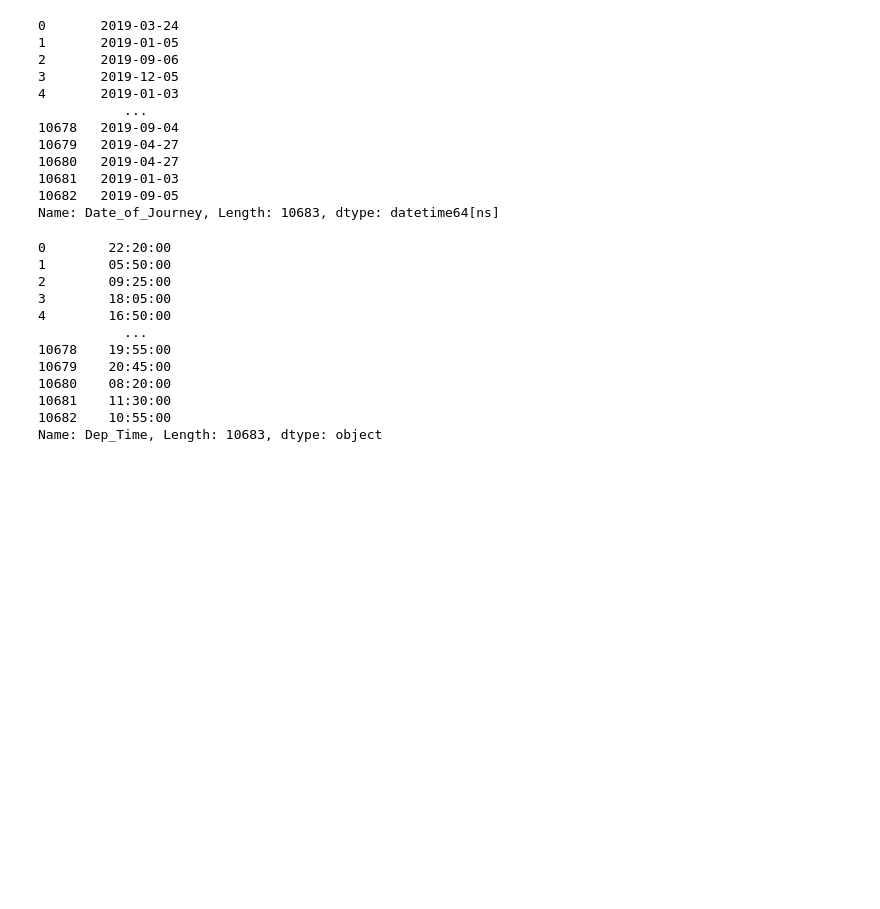
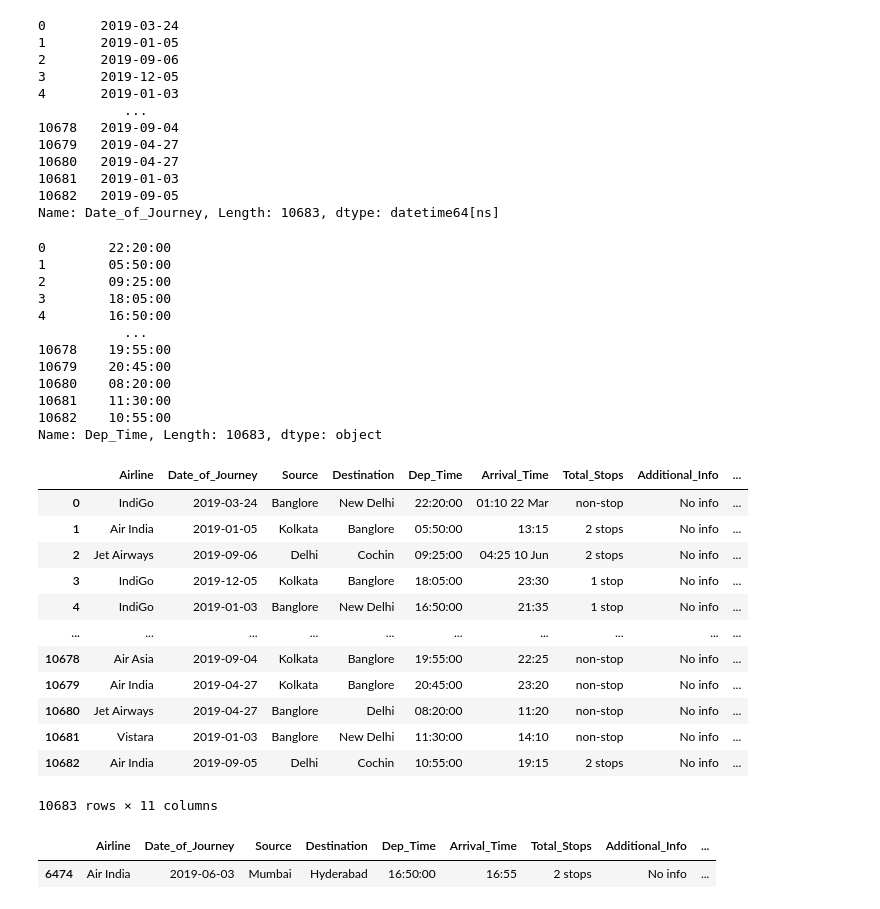
Before and after one commit to skfkeh/MachineLearning_proj, a Jupyter notebook: ES/Airplane_cost.ipynb, the cells around one changed output. Drawn from its saved outputs; the diff is of its cells as text; code cells hidden in the pictures; blank space fills up the shorter version.

```diff
--- a/ES/Airplane_cost.ipynb
+++ b/ES/Airplane_cost.ipynb
@@ -144,3 +144,29 @@ df.Dep_Time
 10681    11:30:00
 10682    10:55:00
 Name: Dep_Time, Length: 10683, dtype: object
+# %%
+df['Duration_hour'] = df.Duration.str.extract('(\d+)h')
+df['Duration_min'] = df.Duration.str.extract('(\d+)m').fillna(0)
+# %%
+df.drop('Duration', axis=1, inplace=True)
+# %%
+df
+# %% [output]
+|  | Airline | Date_of_Journey | Source | Destination | Dep_Time | Arrival_Time | Total_Stops | Additional_Info | ... |
+| 0 | IndiGo | 2019-03-24 | Banglore | New Delhi | 22:20:00 | 01:10 22 Mar | non-stop | No info | ... |
+| 1 | Air India | 2019-01-05 | Kolkata | Banglore | 05:50:00 | 13:15 | 2 stops | No info | ... |
+| 2 | Jet Airways | 2019-09-06 | Delhi | Cochin | 09:25:00 | 04:25 10 Jun | 2 stops | No info | ... |
+| 3 | IndiGo | 2019-12-05 | Kolkata | Banglore | 18:05:00 | 23:30 | 1 stop | No info | ... |
+| 4 | IndiGo | 2019-01-03 | Banglore | New Delhi | 16:50:00 | 21:35 | 1 stop | No info | ... |
+| ... | ... | ... | ... | ... | ... | ... | ... | ... | ... |
+| 10678 | Air Asia | 2019-09-04 | Kolkata | Banglore | 19:55:00 | 22:25 | non-stop | No info | ... |
+| 10679 | Air India | 2019-04-27 | Kolkata | Banglore | 20:45:00 | 23:20 | non-stop | No info | ... |
+| 10680 | Jet Airways | 2019-04-27 | Banglore | Delhi | 08:20:00 | 11:20 | non-stop | No info | ... |
+| 10681 | Vistara | 2019-01-03 | Banglore | New Delhi | 11:30:00 | 14:10 | non-stop | No info | ... |
+| 10682 | Air India | 2019-09-05 | Delhi | Cochin | 10:55:00 | 19:15 | 2 stops | No info | ... |
+10683 rows × 11 columns
+# %%
+df[df['Duration_hour'].isna()]
+# %% [output]
+|  | Airline | Date_of_Journey | Source | Destination | Dep_Time | Arrival_Time | Total_Stops | Additional_Info | ... |
+| 6474 | Air India | 2019-06-03 | Mumbai | Hyderabad | 16:50:00 | 16:55 | 2 stops | No info | ... |
```
